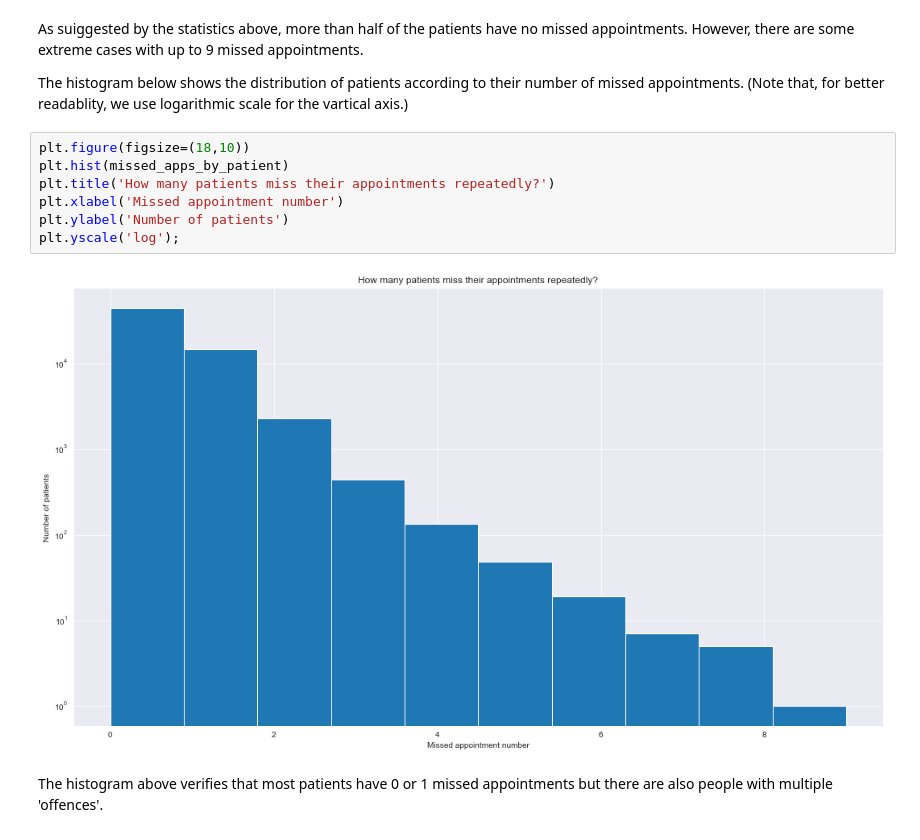
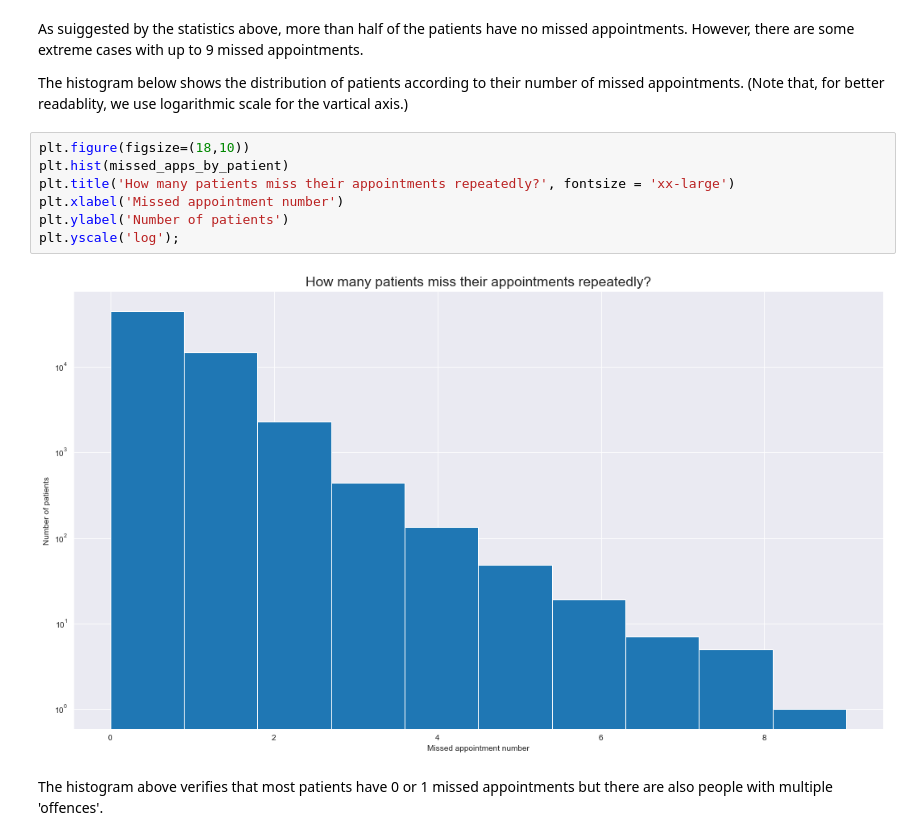
Before and after one commit to mhadjiantonis/missed_doc_apptmnts, a Jupyter notebook: missed_doc_apptmnt.ipynb, the cells around one changed output. Cells and saved outputs as stored; diff of their text form.

```diff
--- a/missed_doc_apptmnt.ipynb
+++ b/missed_doc_apptmnt.ipynb
@@ -371,12 +371,12 @@ The histogram below shows the distribution of patients according to their number
 # %%
 plt.figure(figsize=(18,10))
 plt.hist(missed_apps_by_patient)
-plt.title('How many patients miss their appointments repeatedly?')
+plt.title('How many patients miss their appointments repeatedly?', fontsize = 'xx-large')
 plt.xlabel('Missed appointment number')
 plt.ylabel('Number of patients')
 plt.yscale('log');
 # %% [output]
-[figure, old version]
+[figure, new version]
 # %% [markdown]
 The histogram above verifies that most patients have 0 or 1 missed appointments but there are also people with multiple 'offences'.
 # %% [markdown]
```
Also changed, not shown: parts of 4 cells of this notebook, 1 other file.
